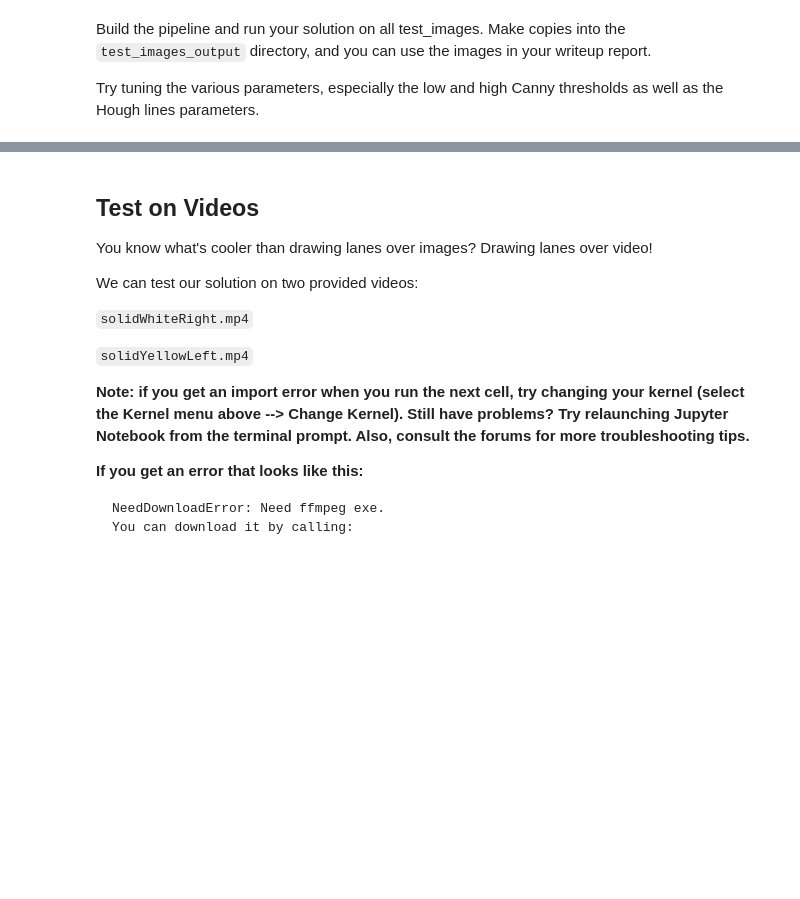
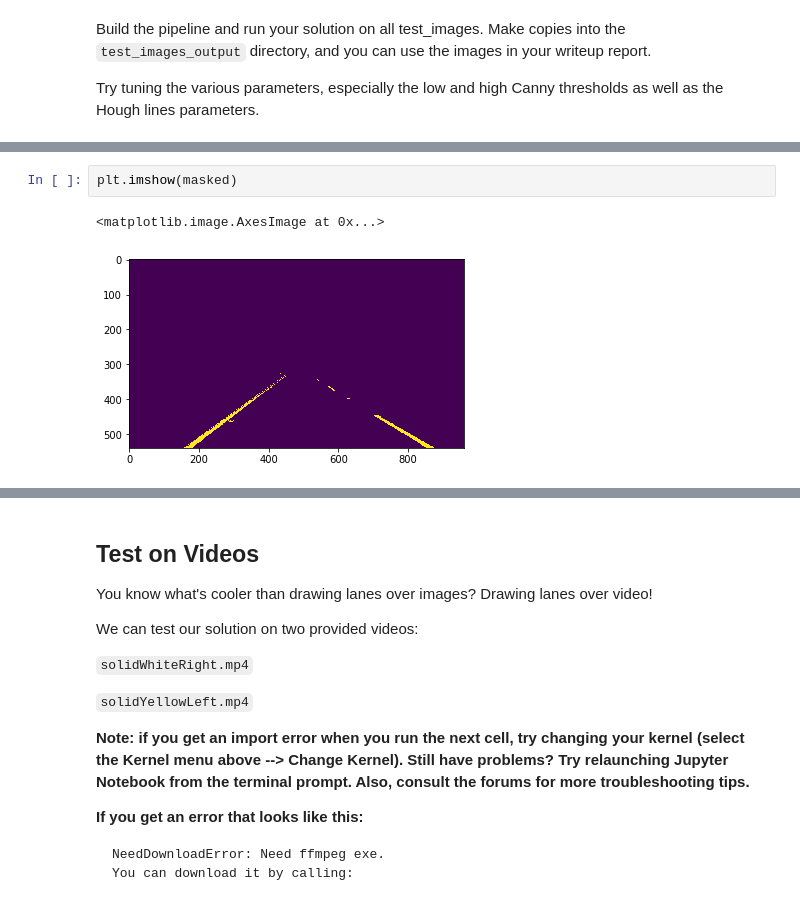
Before and after one commit to JennyLeeStat/Finding_lane_lines, a Jupyter notebook: P1.ipynb, the cells around one changed output, grey strips where cells are left out. Saved outputs shown, nothing was run; the diff lists cells and outputs as text; blank space fills up the shorter version.

```diff
--- a/P1.ipynb
+++ b/P1.ipynb
@@ -309,0 +302,5 @@ plt.imshow(weighted_img(lines_found, image, α=.8, β=1., γ=0.));
+# %%
+plt.imshow(masked)
+# %% [output]
+<matplotlib.image.AxesImage at 0x...>
+[figure, added]
```
Also changed, not shown: parts of 12 cells of this notebook, 1 other file.
